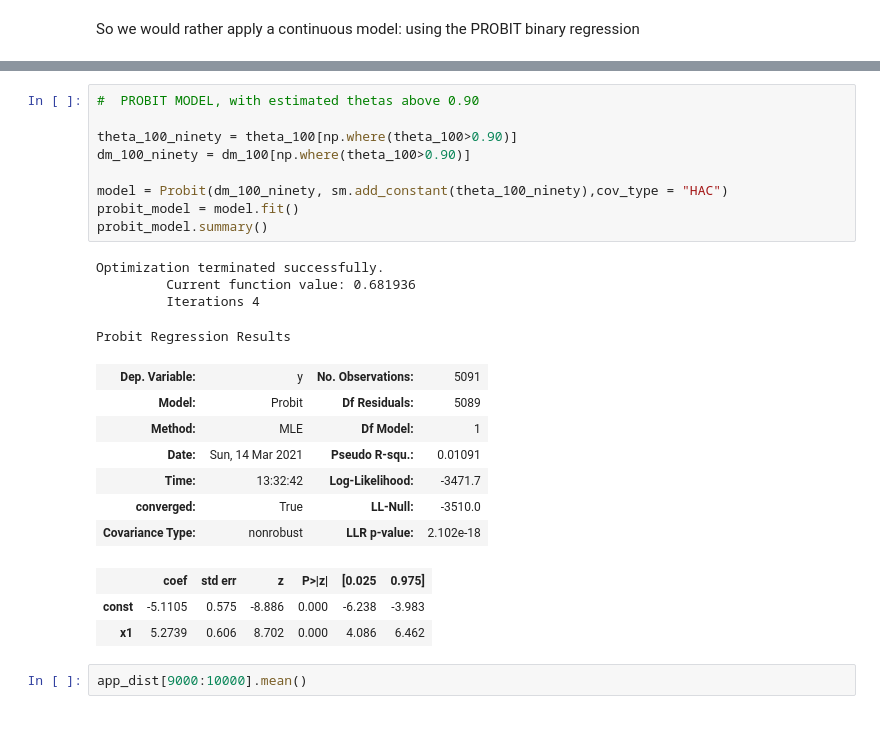
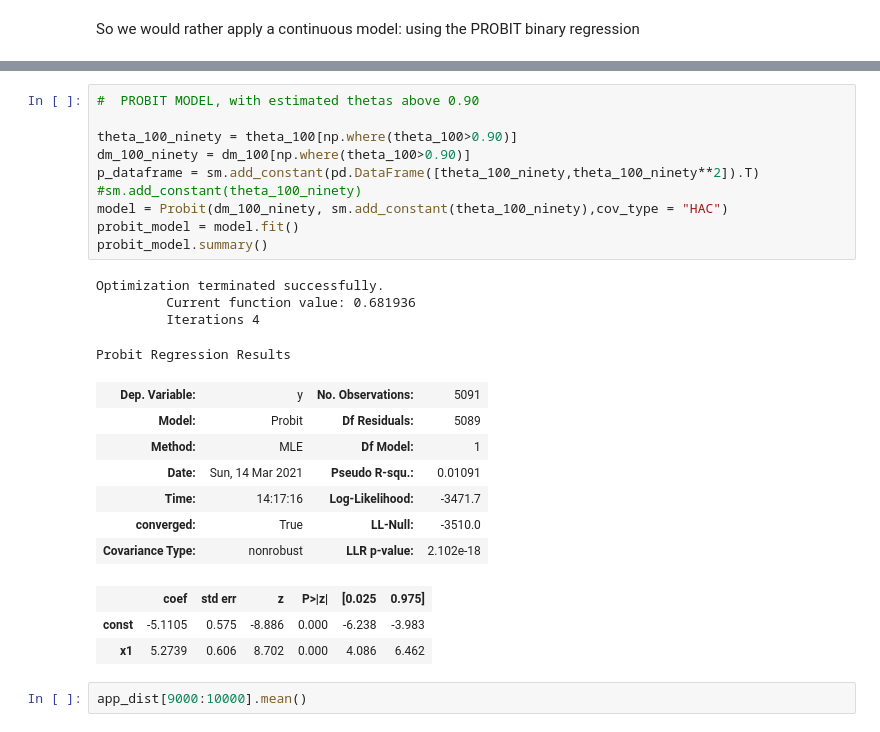
Before and after one commit to GeorgeHockey/metrics-formal-coursework, a Jupyter notebook: problem_2_v2.ipynb, the cells around one changed output, grey strips where cells are left out. Cells and saved outputs as stored; diff of their text form.

```diff
--- a/problem_2_v2.ipynb
+++ b/problem_2_v2.ipynb
@@ -200,22 +224,23 @@ So we would rather apply a continuous model: using the PROBIT binary regression
 # %%
 #  PROBIT MODEL, with estimated thetas above 0.90
 
 theta_100_ninety = theta_100[np.where(theta_100>0.90)]
 dm_100_ninety = dm_100[np.where(theta_100>0.90)]
-
+p_dataframe = sm.add_constant(pd.DataFrame([theta_100_ninety,theta_100_ninety**2]).T)
+#sm.add_constant(theta_100_ninety)
 model = Probit(dm_100_ninety, sm.add_constant(theta_100_ninety),cov_type = "HAC")
 probit_model = model.fit()
 probit_model.summary()
 # %% [output]
 Optimization terminated successfully.
          Current function value: 0.681936
          Iterations 4
 Probit Regression Results
 | Dep. Variable: | y | No. Observations: | 5091 |
 | Model: | Probit | Df Residuals: | 5089 |
 | Method: | MLE | Df Model: | 1 |
 | Date: | Sun, 14 Mar 2021 | Pseudo R-squ.: | 0.01091 |
-| Time: | 13:32:42 | Log-Likelihood: | -3471.7 |
+| Time: | 14:17:16 | Log-Likelihood: | -3471.7 |
 | converged: | True | LL-Null: | -3510.0 |
 | Covariance Type: | nonrobust | LLR p-value: | 2.102e-18 |
 |  | coef | std err | z | P>|z| | [0.025 | 0.975] |
```
Also changed, not shown: parts of 15 cells of this notebook.
